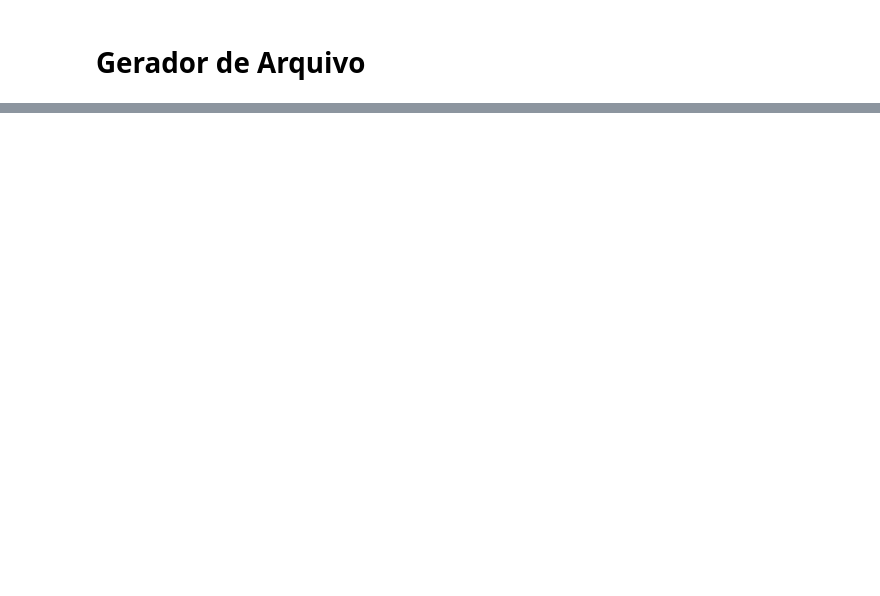
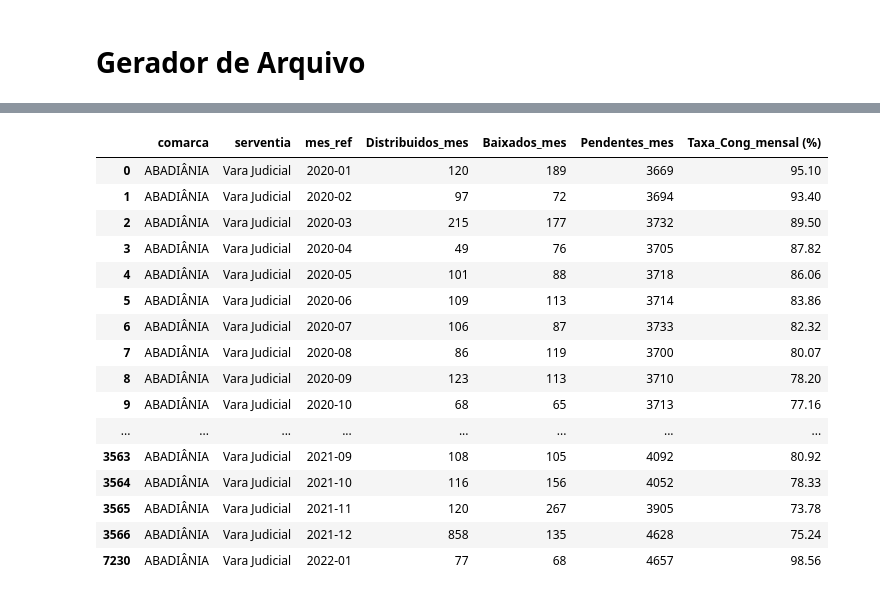
Before and after one commit to dvjuliocesar/TJGO_Projeto7_TxCongGeral, a Jupyter notebook: tx_cong_sep.ipynb, the cells around one changed output, grey strips where cells are left out. Cells and saved outputs as stored; diff of their text form; code cells hidden in the pictures; blank space fills up the shorter version.

```diff
--- a/tx_cong_sep.ipynb
+++ b/tx_cong_sep.ipynb
@@ -207,6 +180,19 @@ len(df_2024)
 # %% [markdown]
 # Gerador de Arquivo
 # %%
-df_2025 = df_global_anual[df_global_anual['ano_ref'].astype(str) == '2025']
+df_ano = df_global_anual[df_global_anual['ano_ref'].astype(str) == '2020']
 os.makedirs("results", exist_ok=True)
-df_2025.to_csv("results/tx_2025.csv", sep=",", index=False, encoding="utf-8-sig")
+df_ano.to_csv("results/tx_2020.csv", sep=",", index=False, encoding="utf-8-sig")
+# %%
+# Merge dos arquivos da pasta results
+# Listar os arquivos CSV na pasta 'data'
+arquivo_csv = glob.glob('results/tx_*.csv')
+# Carregar os arquivos CSV e concatenar em um único DataFrame
+dfs = []
+for arquivo in arquivo_csv:  # lista/iterável com os caminhos tipo 'processos_1.csv', 'processos_2.csv', ...
+    df_ano = pd.read_csv(arquivo, sep=',', encoding='utf-8')
+    dfs.append(df_ano)
+
+df_results_anual = pd.concat(dfs, ignore_index=True)
+
+print(df_results_anual.shape)
@@ -212,0 +335,13 @@ df_2025.to_csv("results/tx_2025.csv", sep=",", index=False, encoding="utf-8-sig"
+# %%
+# Merge dos arquivos da pasta results
+# Listar os arquivos CSV na pasta 'data'
+arquivo_csv = glob.glob('results/txmes_*.csv')
+# Carregar os arquivos CSV e concatenar em um único DataFrame
+dfs = []
+for arquivo in arquivo_csv:  # lista/iterável com os caminhos tipo 'processos_1.csv', 'processos_2.csv', ...
+    df_ano = pd.read_csv(arquivo, sep=',', encoding='utf-8')
+    dfs.append(df_ano)
+
+df_results_mensal = pd.concat(dfs, ignore_index=True)
+
+print(df_results_mensal.shape)
@@ -212,0 +367,25 @@ df_2025.to_csv("results/tx_2025.csv", sep=",", index=False, encoding="utf-8-sig"
+# %%
+filtro = (
+    (df_results_mensal['comarca'] == 'ABADIÂNIA') &
+    (df_results_mensal['serventia'] == 'Vara Judicial') #&
+    #(df_results_mensal['mes_ref'].astype(str).str.contains('2021'))
+)
+df_results_mensal[filtro].head(25)
+# %% [output]
+|  | comarca | serventia | mes_ref | Distribuidos_mes | Baixados_mes | Pendentes_mes | Taxa_Cong_mensal (%) |
+| 0 | ABADIÂNIA | Vara Judicial | 2020-01 | 120 | 189 | 3669 | 95.10 |
+| 1 | ABADIÂNIA | Vara Judicial | 2020-02 | 97 | 72 | 3694 | 93.40 |
+| 2 | ABADIÂNIA | Vara Judicial | 2020-03 | 215 | 177 | 3732 | 89.50 |
+| 3 | ABADIÂNIA | Vara Judicial | 2020-04 | 49 | 76 | 3705 | 87.82 |
+| 4 | ABADIÂNIA | Vara Judicial | 2020-05 | 101 | 88 | 3718 | 86.06 |
+| 5 | ABADIÂNIA | Vara Judicial | 2020-06 | 109 | 113 | 3714 | 83.86 |
+| 6 | ABADIÂNIA | Vara Judicial | 2020-07 | 106 | 87 | 3733 | 82.32 |
+| 7 | ABADIÂNIA | Vara Judicial | 2020-08 | 86 | 119 | 3700 | 80.07 |
+| 8 | ABADIÂNIA | Vara Judicial | 2020-09 | 123 | 113 | 3710 | 78.20 |
+| 9 | ABADIÂNIA | Vara Judicial | 2020-10 | 68 | 65 | 3713 | 77.16 |
+| ... | ... | ... | ... | ... | ... | ... | ... |
+| 3563 | ABADIÂNIA | Vara Judicial | 2021-09 | 108 | 105 | 4092 | 80.92 |
+| 3564 | ABADIÂNIA | Vara Judicial | 2021-10 | 116 | 156 | 4052 | 78.33 |
+| 3565 | ABADIÂNIA | Vara Judicial | 2021-11 | 120 | 267 | 3905 | 73.78 |
+| 3566 | ABADIÂNIA | Vara Judicial | 2021-12 | 858 | 135 | 4628 | 75.24 |
+| 7230 | ABADIÂNIA | Vara Judicial | 2022-01 | 77 | 68 | 4657 | 98.56 |
```
Also changed, not shown: parts of 19 cells of this notebook, 1 other file.
